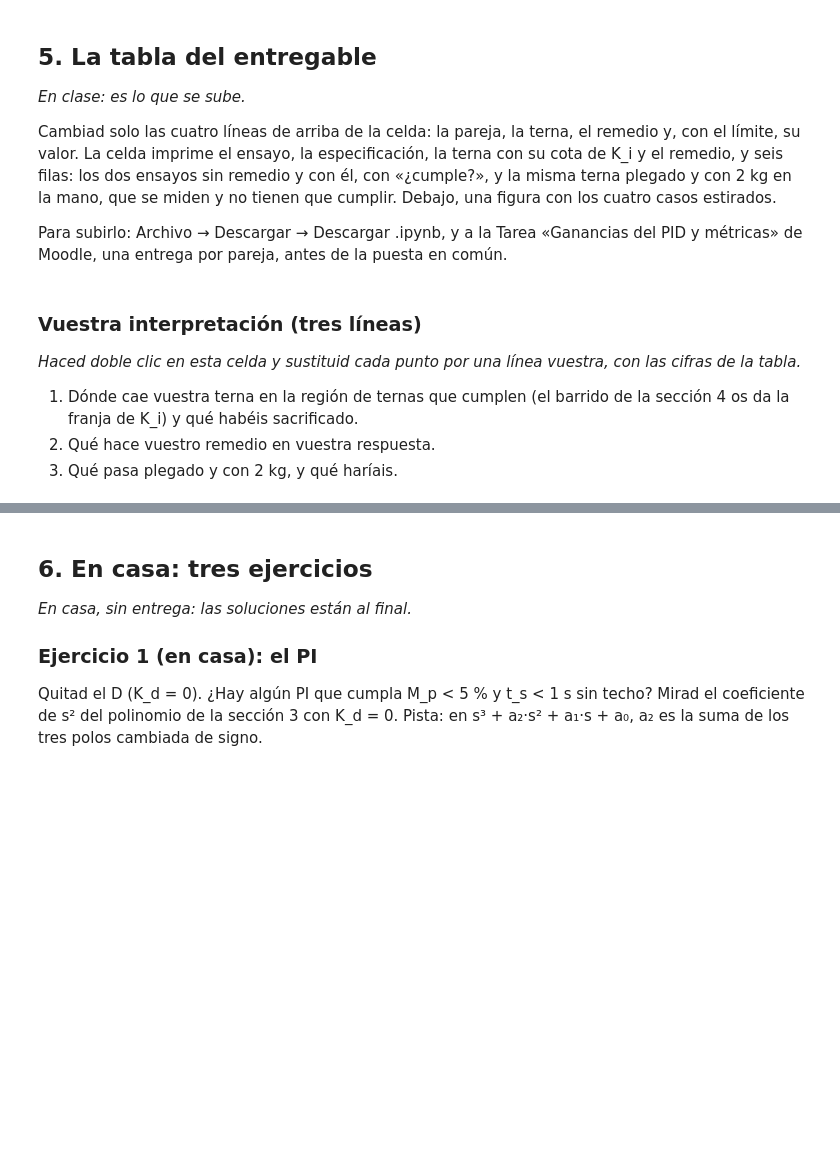
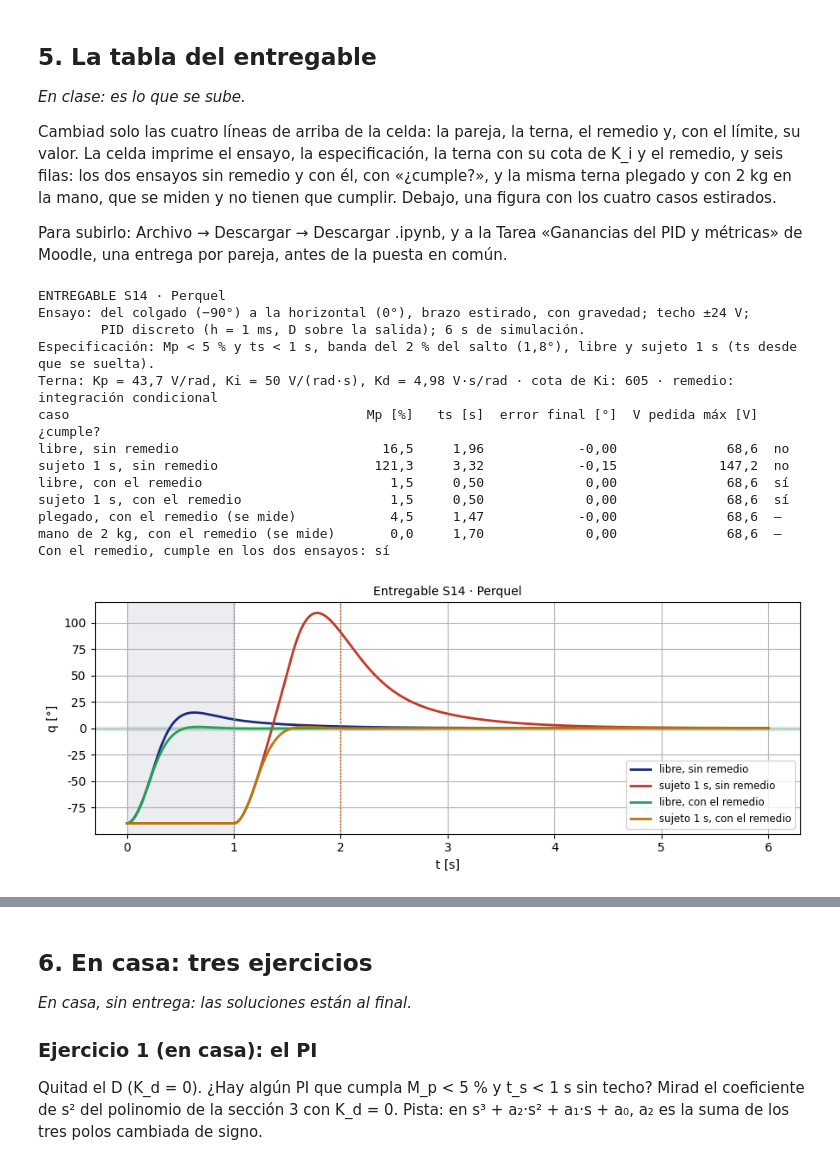
Before and after one commit to 1gui7/Mecatronica-Robotica, a Jupyter notebook: cuadernos/82514_S14_Taller_PID.ipynb, the cells around one changed output, grey strips where cells are left out. Drawn from its saved outputs; the diff is of its cells as text; code cells hidden in the pictures; blank space fills up the shorter version.

```diff
--- a/cuadernos/82514_S14_Taller_PID.ipynb
+++ b/cuadernos/82514_S14_Taller_PID.ipynb
@@ -418,41 +496,48 @@ Cambiad solo las cuatro líneas de arriba de la celda: la pareja, la terna, el r
 Para subirlo: Archivo → Descargar → Descargar .ipynb, y a la Tarea «Ganancias del PID y métricas» de Moodle, una entrega por pareja, antes de la puesta en común.
 # %%
 # ── El entregable: cambiad solo estas cuatro líneas ──
-PAREJA  = 'Apellido1 y Apellido2'
-TERNA   = (40.0, 30.0, 5.0)        # Kp [V/rad], Ki [V/(rad·s)], Kd [V·s/rad]
-REMEDIO = 'lim'                    # 'cond' (integración condicional) o 'lim' (límite del término I)
+PAREJA  = 'Perquel'
+TERNA   = (43.7, 50.0, 4.98)       # Kp [V/rad], Ki [V/(rad·s)], Kd [V·s/rad]
+REMEDIO = 'cond'                   # 'cond' (integración condicional) o 'lim' (límite del término I)
 I_MAX   = 7.06                     # solo con 'lim': el límite del término I, en voltios
 
 # ── A partir de aquí, nada que cambiar ──
 assert REMEDIO in ('cond', 'lim'), "REMEDIO tiene que ser 'cond' o 'lim'"
 Kp, Ki, Kd = TERNA
 rem = dict(remedio=REMEDIO, i_max=I_MAX if REMEDIO == 'lim' else None)
 nombre_rem = 'integración condicional' if REMEDIO == 'cond' else f'límite del término I a ±{I_MAX:g} V'
 print(f'ENTREGABLE S14 · {PAREJA}')
 print('Ensayo: del colgado (−90°) a la horizontal (0°), brazo estirado, con gravedad; techo ±24 V;')
 print('        PID discreto (h = 1 ms, D sobre la salida); 6 s de simulación.')
 print('Especificación: Mp < 5 % y ts < 1 s, banda del 2 % del salto (1,8°), libre y sujeto 1 s (ts desde que se suelta).')
 print(f'Terna: Kp = {Kp:g} V/rad, Ki = {Ki:g} V/(rad·s), Kd = {Kd:g} V·s/rad · cota de Ki: {(a + bv*Kd)*Kp:.0f} · remedio: {nombre_rem}'.replace('.', ','))
 print(f"{'caso':40s} {'Mp [%]':>7} {'ts [s]':>8} {'error final [°]':>16} {'V pedida máx [V]':>17}  ¿cumple?")
 casos = (('libre, sin remedio', {}, ESTIRADO, 0.0, False), ('sujeto 1 s, sin remedio', {}, ESTIRADO, 1.0, False),
          ('libre, con el remedio', rem, ESTIRADO, 0.0, False), ('sujeto 1 s, con el remedio', rem, ESTIRADO, 1.0, False),
          ('plegado, con el remedio (se mide)', rem, PLEGADO, 0.0, True),
          ('mano de 2 kg, con el remedio (se mide)', rem, MANO_2KG, 0.0, True))
 res = {}
 for caso, kw, p, suj, mide in casos:
     res[caso] = r = simula(Kp, Ki, Kd, p=p, sujeto=suj, T=6.0, **kw)
     m = metricas(r)
     ts = 'no entra' if np.isnan(m['ts']) else f"{m['ts']:.2f}"
     cumple = '—' if mide else ('sí' if m['cumple'] else 'no')
     print(f"{caso:40s} {m['Mp']:7.1f} {ts:>8} {m['ef']:16.2f} {m['Vmax']:17.1f}  {cumple}".replace('.', ','))
 dos = metricas(res['libre, con el remedio'])['cumple'] and metricas(res['sujeto 1 s, con el remedio'])['cumple']
 print('Con el remedio, cumple en los dos ensayos:', 'sí' if dos else 'no')
 dibuja(*(res[c] for c, *_ in casos[:4]), etiquetas=[c for c, *_ in casos[:4]], titulo=f'Entregable S14 · {PAREJA}')
+# %% [output]
+ENTREGABLE S14 · Perquel
+Ensayo: del colgado (−90°) a la horizontal (0°), brazo estirado, con gravedad; techo ±24 V;
+        PID discreto (h = 1 ms, D sobre la salida); 6 s de simulación.
+Especificación: Mp < 5 % y ts < 1 s, banda del 2 % del salto (1,8°), libre y sujeto 1 s (ts desde que se suelta).
+Terna: Kp = 43,7 V/rad, Ki = 50 V/(rad·s), Kd = 4,98 V·s/rad · cota de Ki: 605 · remedio: integración condicional
+caso                                      Mp [%]   ts [s]  error final [°]  V pedida máx [V]  ¿cumple?
+libre, sin remedio                          16,5     1,96            -0,00              68,6  no
+sujeto 1 s, sin remedio                    121,3     3,32            -0,15             147,2  no
+libre, con el remedio                        1,5     0,50             0,00              68,6  sí
+sujeto 1 s, con el remedio                   1,5     0,50             0,00              68,6  sí
+plegado, con el remedio (se mide)            4,5     1,47            -0,00              68,6  —
+mano de 2 kg, con el remedio (se mide)       0,0     1,70             0,00              68,6  —
+Con el remedio, cumple en los dos ensayos: sí
+[figure, added]
-# %% [markdown]
-### Vuestra interpretación (tres líneas)
-
-*Haced doble clic en esta celda y sustituid cada punto por una línea vuestra, con las cifras de la tabla.*
-
-1. Dónde cae vuestra terna en la región de ternas que cumplen (el barrido de la sección 4 os da la franja de K_i) y qué habéis sacrificado.
-2. Qué hace vuestro remedio en vuestra respuesta.
-3. Qué pasa plegado y con 2 kg, y qué haríais.
```
Also changed, not shown: parts of 14 cells of this notebook.
